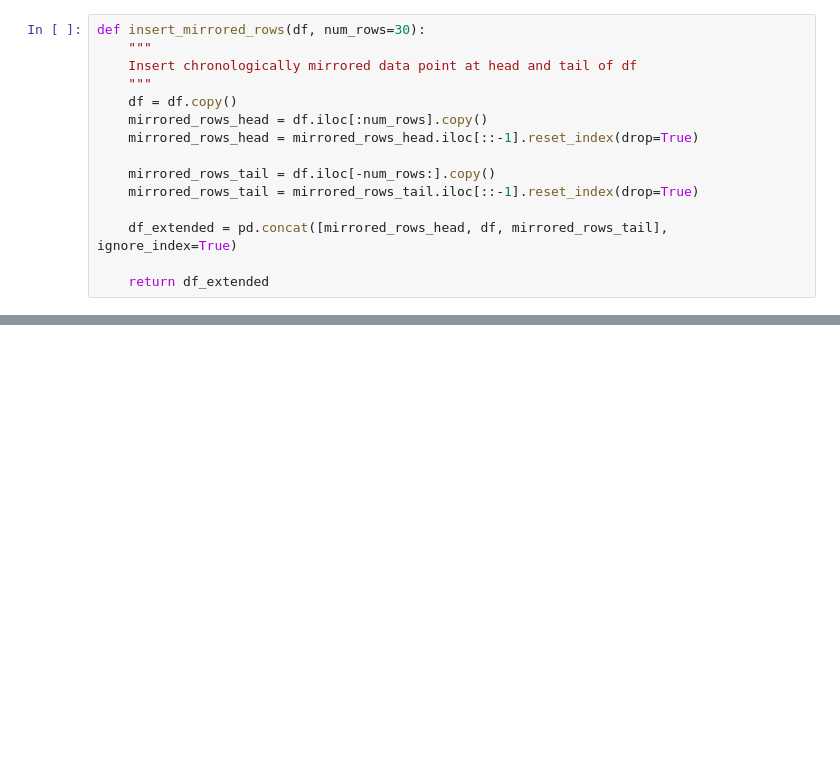
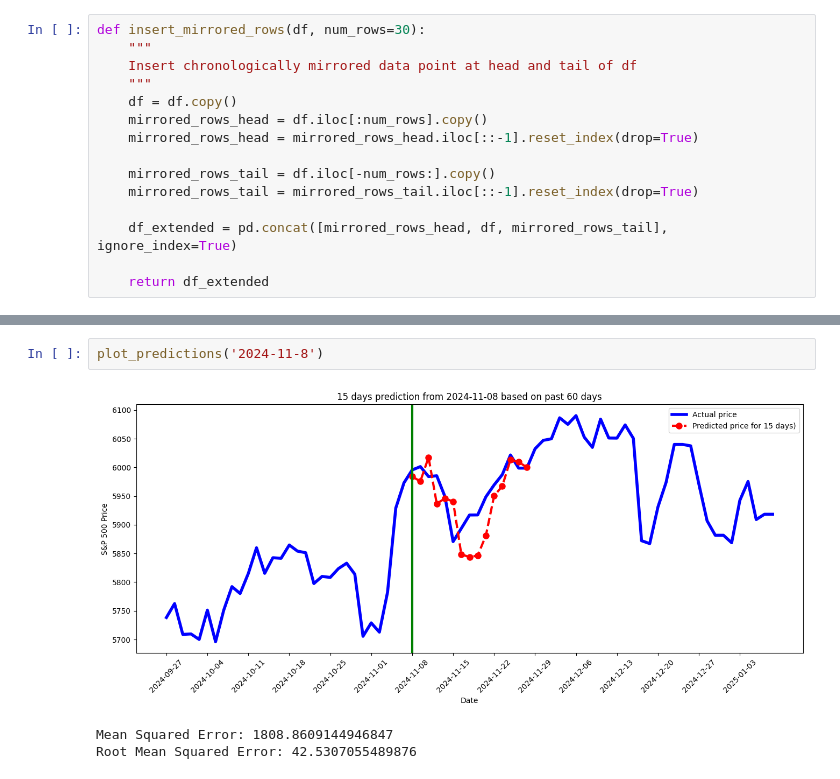
Before and after one commit to cocorowachi/CSC2621_SandP_Prediction, a Jupyter notebook: Data Process.ipynb, the cells around one changed output, grey strips where cells are left out. Saved outputs shown, nothing was run; the diff lists cells and outputs as text; blank space fills up the shorter version.

```diff
--- a/Data Process.ipynb
+++ b/Data Process.ipynb
@@ -283,0 +330,6 @@ plot_predictions('2025-2-20', forecast)
+# %%
+plot_predictions('2024-11-8')
+# %% [output]
+[figure, added]
+Mean Squared Error: 1808.8609144946847
+Root Mean Squared Error: 42.5307055489876
```
Also changed, not shown: parts of 28 cells of this notebook, 1 other file.
